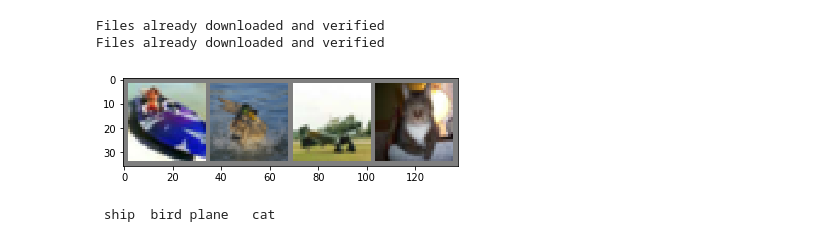
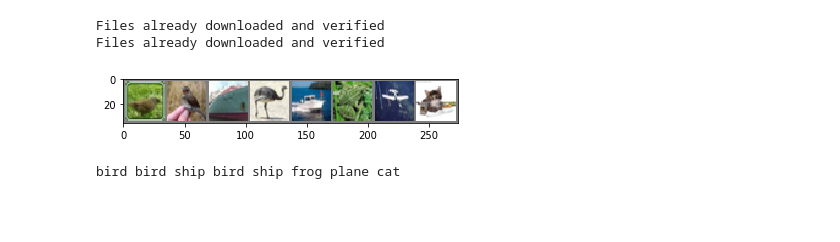
Before and after one commit to Brucknem-TUMProjects/Generalization-Ideas-in-Deep-Learning, a Jupyter notebook: Code/Testing.ipynb, the cells around one changed output. Cells and saved outputs as stored; diff of their text form; code cells hidden in the pictures; blank space fills up the shorter version.

```diff
--- a/Code/Testing.ipynb
+++ b/Code/Testing.ipynb
@@ -19,12 +21,13 @@ import data_loader
 # %%
-trainloader = data_loader.get_CIFAR10_trainset_loader(batch_size=4)
-testloader = data_loader.get_CIFAR10_testset_loader(batch_size=4)
+batch_size = 64
+
+trainloader = data_loader.get_CIFAR10_trainset_loader(batch_size=batch_size)
+testloader = data_loader.get_CIFAR10_testset_loader(batch_size=batch_size)
 classes = data_loader.get_CIFAR10_classes()
+
+data_visualization.show_samples(trainloader, classes)
 # %% [output]
 Files already downloaded and verified
 Files already downloaded and verified
+[figure, added]
+bird bird ship bird ship frog plane cat
-# %%
-data_visualization.show_samples(trainloader, classes)
-# %% [output]
-[figure, removed]
- ship  bird plane   cat
```
Also changed, not shown: parts of 12 cells of this notebook, 5 other files.
